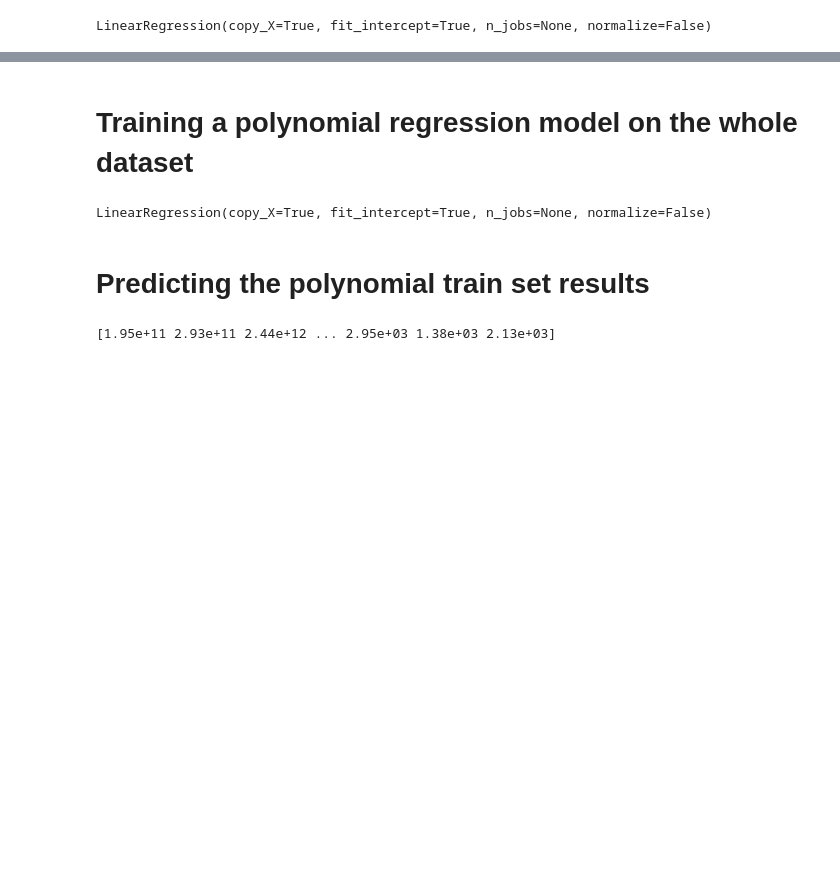
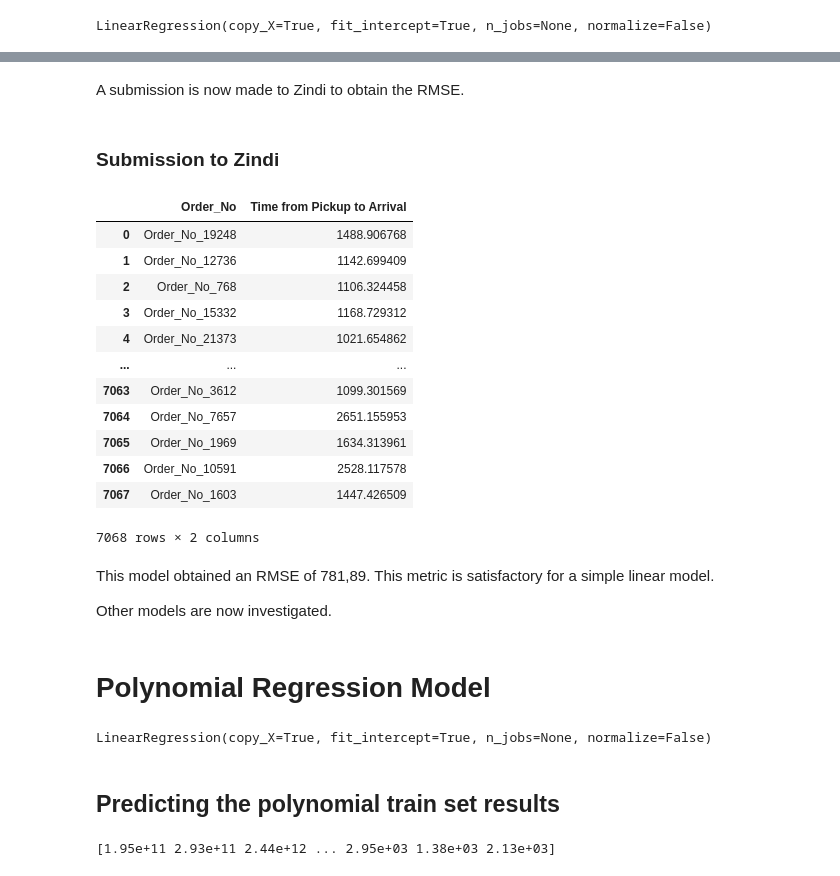
Before and after one commit to MilkShaikh3/Predict_Regression, a Jupyter notebook: Predict_Regression.ipynb, the cells around one changed output, grey strips where cells are left out. Saved outputs shown, nothing was run; the diff lists cells and outputs as text; code cells hidden in the pictures; blank space fills up the shorter version.

Commit message:
Final Linear Models

```diff
--- a/Predict_Regression.ipynb
+++ b/Predict_Regression.ipynb
@@ -992,4 +988,25 @@ LinearRegression(copy_X=True, fit_intercept=True, n_jobs=None, normalize=False)
 # %%
-y_pred = lin_reg.predict(X_test)
+y_pred = lin_reg.predict(X_test_scaled)
-# %% [markdown]
-# Training a polynomial regression model on the whole dataset
+# %% [markdown]
+A submission is now made to Zindi to obtain the RMSE.
+# %% [markdown]
+### Submission to Zindi
+# %%
+predictions = pd.DataFrame(y_pred, columns=['Time from Pickup to Arrival'], index = X_test_scaled.index)
+predictions.reset_index(inplace=True)
+# %%
+predictions
+# %% [output]
+|  | Order_No | Time from Pickup to Arrival |
+| 0 | Order_No_19248 | 1488.906768 |
+| 1 | Order_No_12736 | 1142.699409 |
+| 2 | Order_No_768 | 1106.324458 |
+| 3 | Order_No_15332 | 1168.729312 |
+| 4 | Order_No_21373 | 1021.654862 |
+| ... | ... | ... |
+| 7063 | Order_No_3612 | 1099.301569 |
+| 7064 | Order_No_7657 | 2651.155953 |
+| 7065 | Order_No_1969 | 1634.313961 |
+| 7066 | Order_No_10591 | 2528.117578 |
+| 7067 | Order_No_1603 | 1447.426509 |
+7068 rows × 2 columns
@@ -996,3 +1015,9 @@ y_pred = lin_reg.predict(X_test)
+# %% [markdown]
+This model obtained an RMSE of 781,89. This metric is satisfactory for a simple linear model.
+
+Other models are now investigated.
+# %% [markdown]
+# Polynomial Regression Model
 # %%
 from sklearn.preprocessing import PolynomialFeatures
 poly_reg = PolynomialFeatures(degree = 4)
@@ -1002,7 +1027,7 @@ lin_reg_2.fit(X_poly, y_train)
 # %% [output]
 LinearRegression(copy_X=True, fit_intercept=True, n_jobs=None, normalize=False)
 # %% [markdown]
-# Predicting the polynomial train set results
+## Predicting the polynomial train set results
 # %%
 y_pred = lin_reg_2.predict(poly_reg.transform(X_test))
 np.set_printoptions(precision=2)
```
Also changed, not shown: parts of 14 cells of this notebook.
